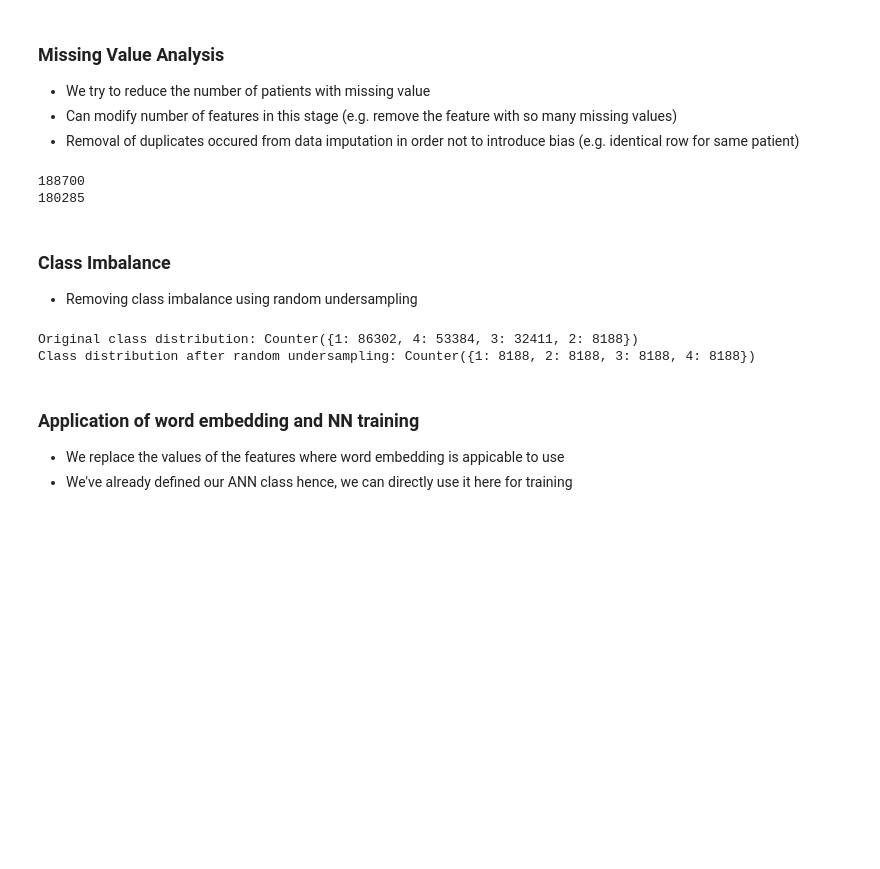
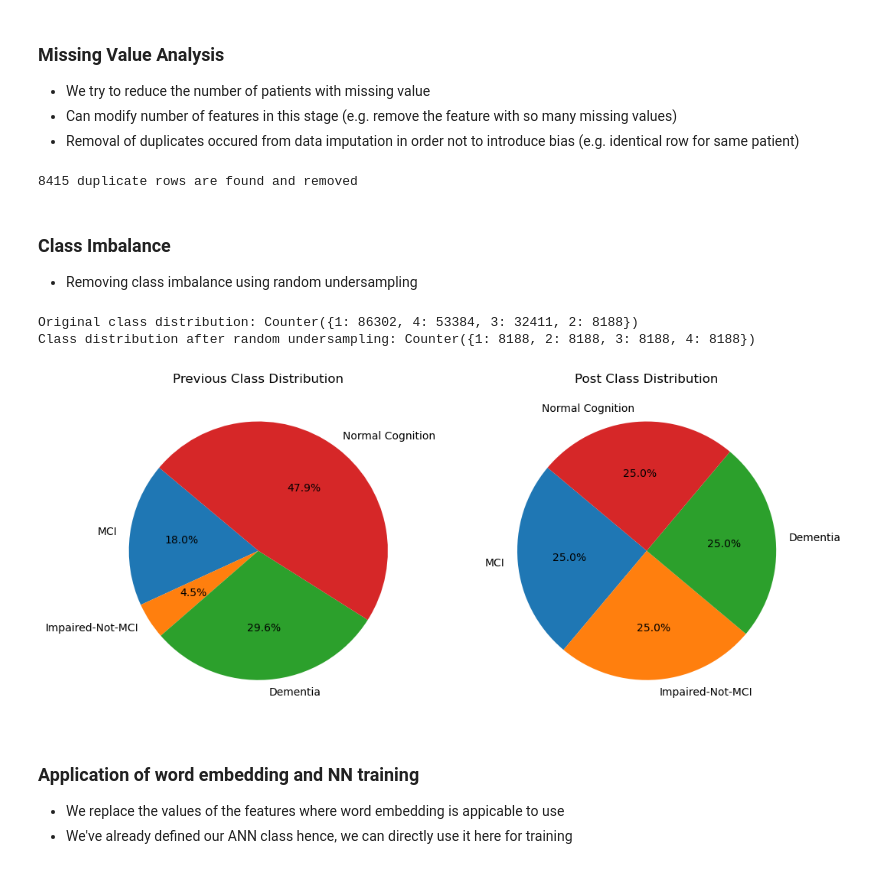
Before and after one commit to Ardakacd/early-alzhemir-detection, a Jupyter notebook: nacc/main.ipynb, the cells around one changed output. Cells and saved outputs as stored; diff of their text form; code cells hidden in the pictures; blank space fills up the shorter version.

Commit message:
additional markdown and charts

```diff
--- a/nacc/main.ipynb
+++ b/nacc/main.ipynb
@@ -176,40 +182,67 @@ for index, row in main_df.iterrows():
 # due to backward and forward filling there might be few duplicate rows for the same patient
 # in order to avoid bias we can remove the duplicate rows of the patient
 columns_to_look_for = main_df.columns.difference(["VISITDT"])
-print(main_df.shape[0])
+prev = main_df.shape[0]
 main_df = main_df.drop_duplicates(subset=columns_to_look_for, keep='first')
-print(main_df.shape[0])
+post = main_df.shape[0]
+print(f"{prev-post} duplicate rows are found and removed")
 # below lines can be used to visualize new matrix - ensure everything is going okay basically
-new_csv = './visualize_main_df.csv'
-main_df.to_csv(new_csv, index=False)
-
-# Replace placeholder values with NaN and count missing values
-#for column, missing_values in missing_value_pairs.items():
-#    main_df[column] = main_df[column].replace(missing_values, pd.NA)
-#    missing_count = main_df[column].isna().sum()
-#    print(f"{column} has {missing_count} missing values")
+#new_csv = './visualize_main_df.csv'
+#main_df.to_csv(new_csv, index=False)
 # %% [output]
-188700
-180285
+8415 duplicate rows are found and removed
 # %% [markdown]
 ### Class Imbalance
 - Removing class imbalance using random undersampling
 # %%
 from imblearn.under_sampling import RandomUnderSampler
 from collections import Counter
 
 X, y = preprocess.sep_column(main_df, "NACCUDSD")
-print(f"Original class distribution: {Counter(y)}")
+dic_y = Counter(y)
+print(f"Original class distribution: {dic_y}")
 undersample = RandomUnderSampler(sampling_strategy='auto', random_state=42)
 X_resampled, y_resampled = undersample.fit_resample(X, y)
-print(f"Class distribution after random undersampling: {Counter(y_resampled)}")
+dic_y_resampled = Counter(y_resampled)
+print(f"Class distribution after random undersampling: {dic_y_resampled}")
 
 main_df = pd.concat([X_resampled, y_resampled], axis=1)
-new_csv = './undersampled_df.csv'
-main_df.to_csv(new_csv, index=False)
+#new_csv = './undersampled_df.csv'
+#main_df.to_csv(new_csv, index=False)
+
+previous_distribution = {}
+post_distribution = {}
+
+for key in dic_y.keys():
+    if key == 1:
+        previous_distribution["Normal Cognition"] = dic_y[key]
+        post_distribution["Normal Cognition"] = dic_y_resampled[key]
+        pass
+    elif key == 2:
+        previous_distribution["Impaired-Not-MCI"] = dic_y[key]
+        post_distribution["Impaired-Not-MCI"] = dic_y_resampled[key]
+    elif key == 3:
+        previous_distribution["MCI"] = dic_y[key]
+        post_distribution["MCI"] = dic_y_resampled[key]
+    else:
+        previous_distribution["Dementia"] = dic_y[key]
+        post_distribution["Dementia"] = dic_y_resampled[key]
+
+# create subplots for the pie charts
+fig, (ax1, ax2) = plt.subplots(1, 2, figsize=(12, 6))
+
+# pie chart for previous distribution
+ax1.pie(previous_distribution.values(), labels=previous_distribution.keys(), autopct='%1.1f%%', startangle=140)
+ax1.set_title('Previous Class Distribution')
+
+# pie chart for post distribution
+ax2.pie(post_distribution.values(), labels=post_distribution.keys(), autopct='%1.1f%%', startangle=140)
+ax2.set_title('Post Class Distribution')
+plt.show()
 # %% [output]
 Original class distribution: Counter({1: 86302, 4: 53384, 3: 32411, 2: 8188})
 Class distribution after random undersampling: Counter({1: 8188, 2: 8188, 3: 8188, 4: 8188})
+[figure, added]
 # %% [markdown]
 ### Application of word embedding and NN training
 - We replace the values of the features where word embedding is appicable to use
```
Also changed, not shown: parts of 7 cells of this notebook.
